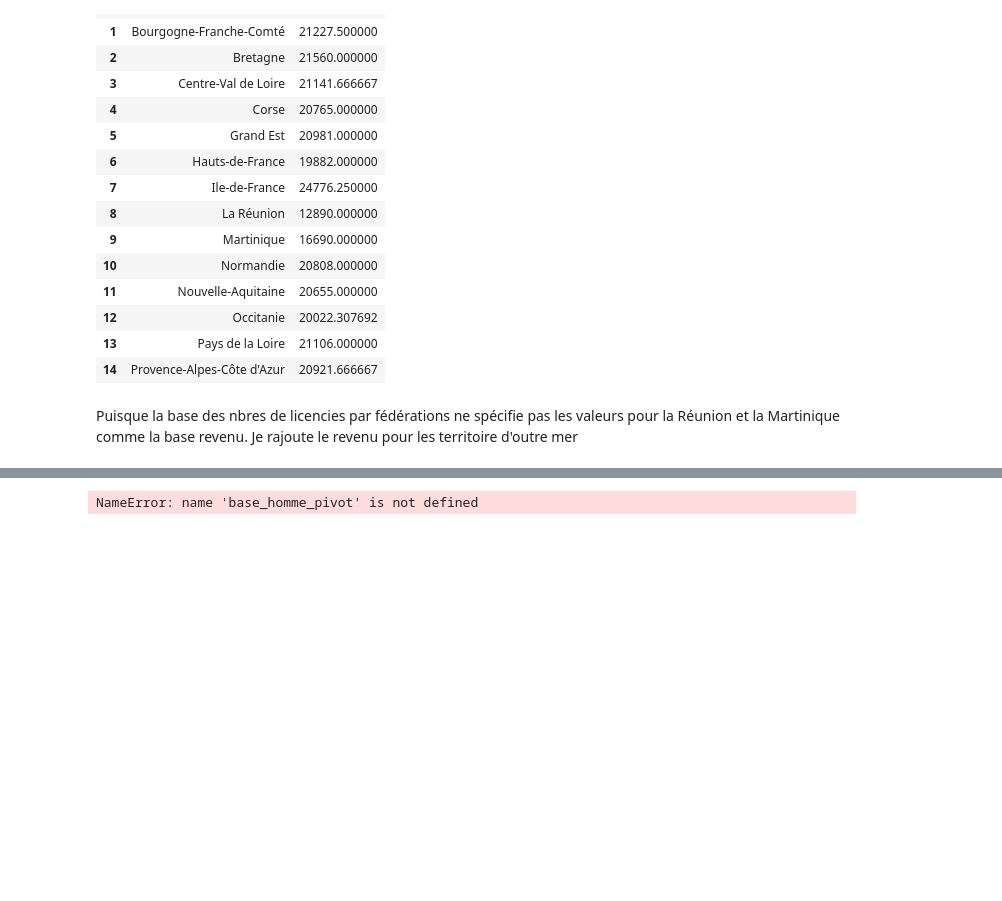
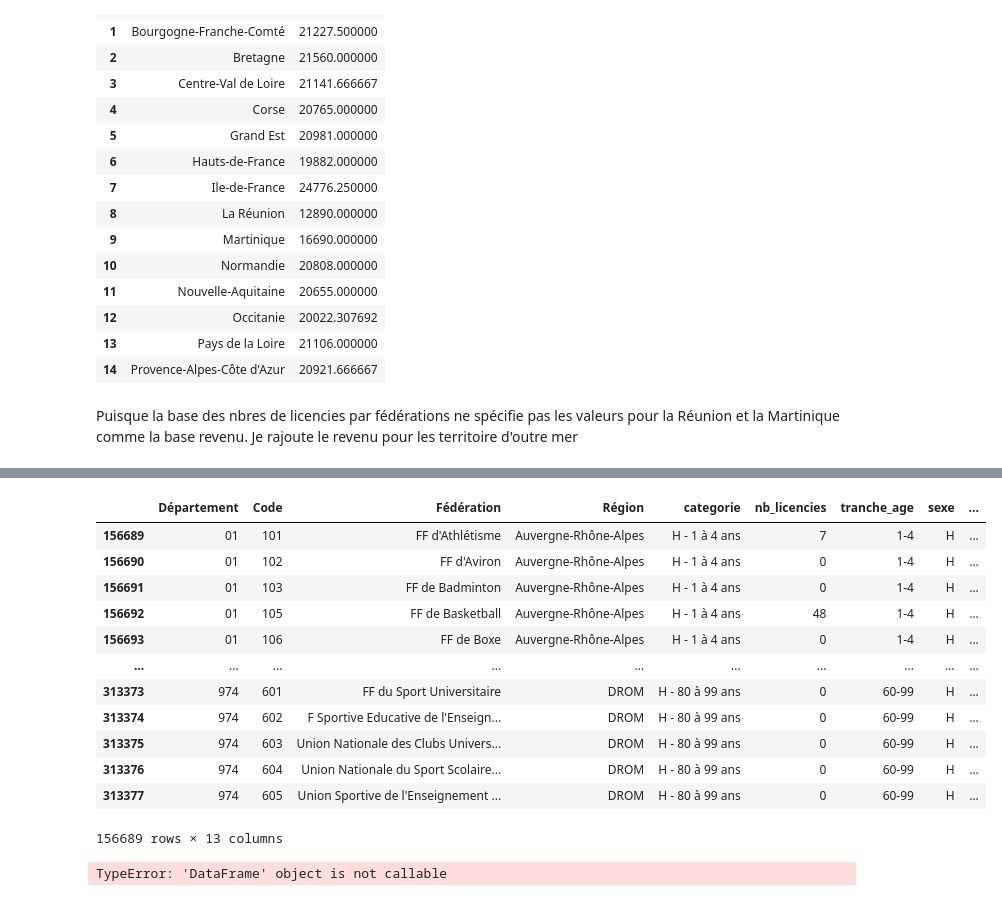
Before and after one commit to paulrsnn/projet-python, a Jupyter notebook: régressions.ipynb, the cells around one changed output, grey strips where cells are left out. Cells and saved outputs as stored; diff of their text form; code cells hidden in the pictures; blank space fills up the shorter version.

Commit message:
analyse départemental

```diff
--- a/régressions.ipynb
+++ b/régressions.ipynb
@@ -96,4 +96,22 @@ print(revenu_par_region)
+# %%
+base_homme=base[base['sexe']=='H']
+base_pivot_homme=Base_classification_top5(base_homme)
+base_pivot_homme
+# %% [output]
+|  | Département | Code | Fédération | Région | categorie | nb_licencies | tranche_age | sexe | ... |
+| 156689 | 01 | 101 | FF d'Athlétisme | Auvergne-Rhône-Alpes | H - 1 à 4 ans | 7 | 1-4 | H | ... |
+| 156690 | 01 | 102 | FF d'Aviron | Auvergne-Rhône-Alpes | H - 1 à 4 ans | 0 | 1-4 | H | ... |
+| 156691 | 01 | 103 | FF de Badminton | Auvergne-Rhône-Alpes | H - 1 à 4 ans | 0 | 1-4 | H | ... |
+| 156692 | 01 | 105 | FF de Basketball | Auvergne-Rhône-Alpes | H - 1 à 4 ans | 48 | 1-4 | H | ... |
+| 156693 | 01 | 106 | FF de Boxe | Auvergne-Rhône-Alpes | H - 1 à 4 ans | 0 | 1-4 | H | ... |
+| ... | ... | ... | ... | ... | ... | ... | ... | ... | ... |
+| 313373 | 974 | 601 | FF du Sport Universitaire | DROM | H - 80 à 99 ans | 0 | 60-99 | H | ... |
+| 313374 | 974 | 602 | F Sportive Educative de l'Enseign... | DROM | H - 80 à 99 ans | 0 | 60-99 | H | ... |
+| 313375 | 974 | 603 | Union Nationale des Clubs Univers... | DROM | H - 80 à 99 ans | 0 | 60-99 | H | ... |
+| 313376 | 974 | 604 | Union Nationale du Sport Scolaire... | DROM | H - 80 à 99 ans | 0 | 60-99 | H | ... |
+| 313377 | 974 | 605 | Union Sportive de l'Enseignement ... | DROM | H - 80 à 99 ans | 0 | 60-99 | H | ... |
+156689 rows × 13 columns
 # %%
-base_H_revenu=merge(base_homme_pivot,revenu_par_region,by=(Région))
+base_revenu=merge(base_homme_pivot,revenu_par_region,by=('Région'))
 # %% [output]
-NameError: name 'base_homme_pivot' is not defined
+TypeError: 'DataFrame' object is not callable
```
Also changed, not shown: parts of 2 cells of this notebook, 3 other files.
